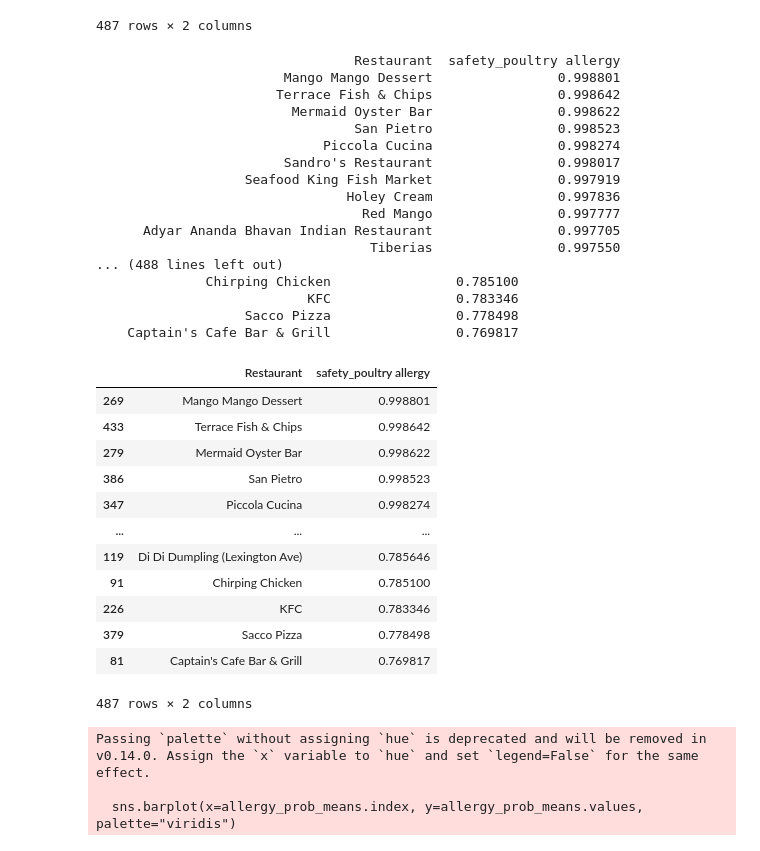
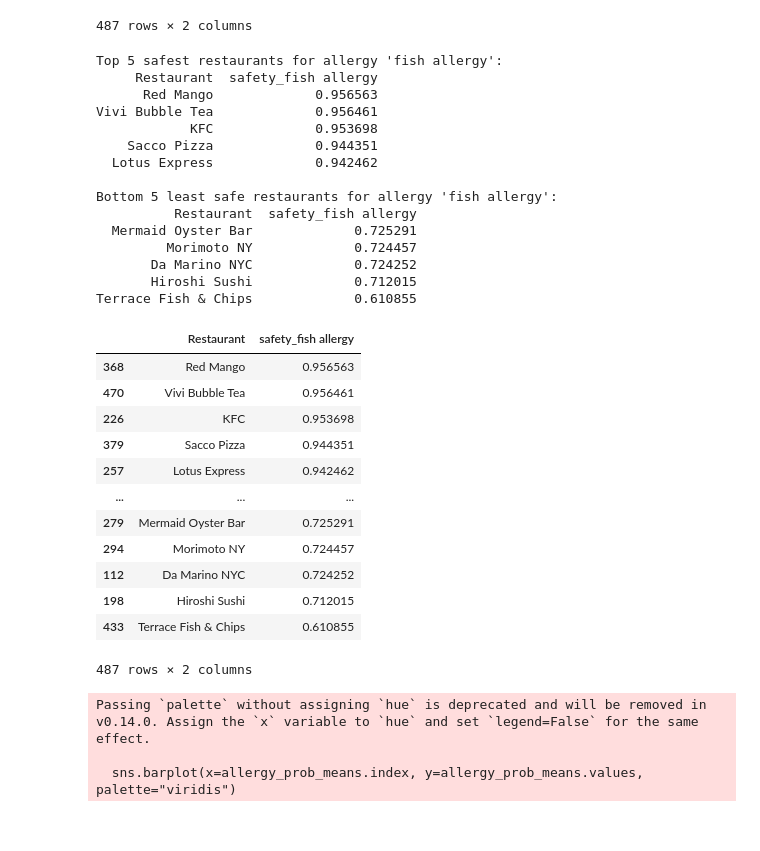
Before and after one commit to LoganStanhope/DS4420_Project, a Jupyter notebook: DS4420_Final_Project.ipynb, the cells around one changed output. Cells and saved outputs as stored; diff of their text form; code cells hidden in the pictures.

```diff
--- a/DS4420_Final_Project.ipynb
+++ b/DS4420_Final_Project.ipynb
@@ -136,57 +136,55 @@ restaurantSafety
 # %%
 def rank_by_specific_allergy(allergy):
     allergy = allergy.lower()
     col = f"prob_{allergy}"
 
     restaurantDishes[f"safety_{allergy}"] = 1 - restaurantDishes[col]
 
     ranking = (restaurantDishes
                .groupby("Restaurant")[f"safety_{allergy}"]
                .mean()
                .reset_index()
                .sort_values(by=f"safety_{allergy}", ascending=False))
-    print(ranking.tail(5000).to_string(index=False))
+
     print(f"\nTop 5 safest restaurants for allergy '{allergy}':")
     print(ranking.head(5).to_string(index=False))
 
     print(f"\nBottom 5 least safe restaurants for allergy '{allergy}':")
     print(ranking.tail(5).to_string(index=False))
 
 
     return ranking
 
 # plug in diff allergies here
-rank_by_specific_allergy("poultry allergy")
+rank_by_specific_allergy("fish allergy")
 # %% [output]
-                                 Restaurant  safety_poultry allergy
-                        Mango Mango Dessert                0.998801
-                       Terrace Fish & Chips                0.998642
-                         Mermaid Oyster Bar                0.998622
-                                 San Pietro                0.998523
-                             Piccola Cucina                0.998274
-                        Sandro's Restaurant                0.998017
-                   Seafood King Fish Market                0.997919
-                                Holey Cream                0.997836
-                                  Red Mango                0.997777
-      Adyar Ananda Bhavan Indian Restaurant                0.997705
-                                   Tiberias                0.997550
-... (488 lines left out)
-              Chirping Chicken                0.785100
-                           KFC                0.783346
-                   Sacco Pizza                0.778498
-    Captain's Cafe Bar & Grill                0.769817
+Top 5 safest restaurants for allergy 'fish allergy':
+     Restaurant  safety_fish allergy
+      Red Mango             0.956563
+Vivi Bubble Tea             0.956461
+            KFC             0.953698
+    Sacco Pizza             0.944351
+  Lotus Express             0.942462
+
+Bottom 5 least safe restaurants for allergy 'fish allergy':
+          Restaurant  safety_fish allergy
+  Mermaid Oyster Bar             0.725291
+         Morimoto NY             0.724457
+       Da Marino NYC             0.724252
+       Hiroshi Sushi             0.712015
+Terrace Fish & Chips             0.610855
-|  | Restaurant | safety_poultry allergy |
-| 269 | Mango Mango Dessert | 0.998801 |
-| 433 | Terrace Fish & Chips | 0.998642 |
-| 279 | Mermaid Oyster Bar | 0.998622 |
-| 386 | San Pietro | 0.998523 |
-| 347 | Piccola Cucina | 0.998274 |
+|  | Restaurant | safety_fish allergy |
+| 368 | Red Mango | 0.956563 |
+| 470 | Vivi Bubble Tea | 0.956461 |
+| 226 | KFC | 0.953698 |
+| 379 | Sacco Pizza | 0.944351 |
+| 257 | Lotus Express | 0.942462 |
 | ... | ... | ... |
-| 119 | Di Di Dumpling (Lexington Ave) | 0.785646 |
-| 91 | Chirping Chicken | 0.785100 |
-| 226 | KFC | 0.783346 |
-| 379 | Sacco Pizza | 0.778498 |
-| 81 | Captain's Cafe Bar & Grill | 0.769817 |
+| 279 | Mermaid Oyster Bar | 0.725291 |
+| 294 | Morimoto NY | 0.724457 |
+| 112 | Da Marino NYC | 0.724252 |
+| 198 | Hiroshi Sushi | 0.712015 |
+| 433 | Terrace Fish & Chips | 0.610855 |
 487 rows × 2 columns
 # %%
 import matplotlib.pyplot as plt
```
Also changed, not shown: 3 other files.
